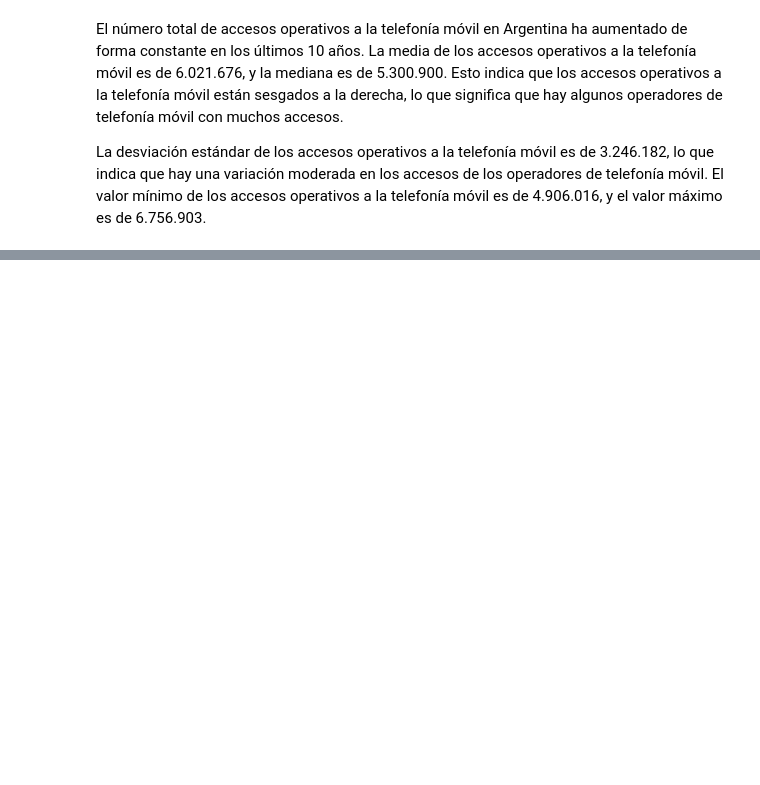
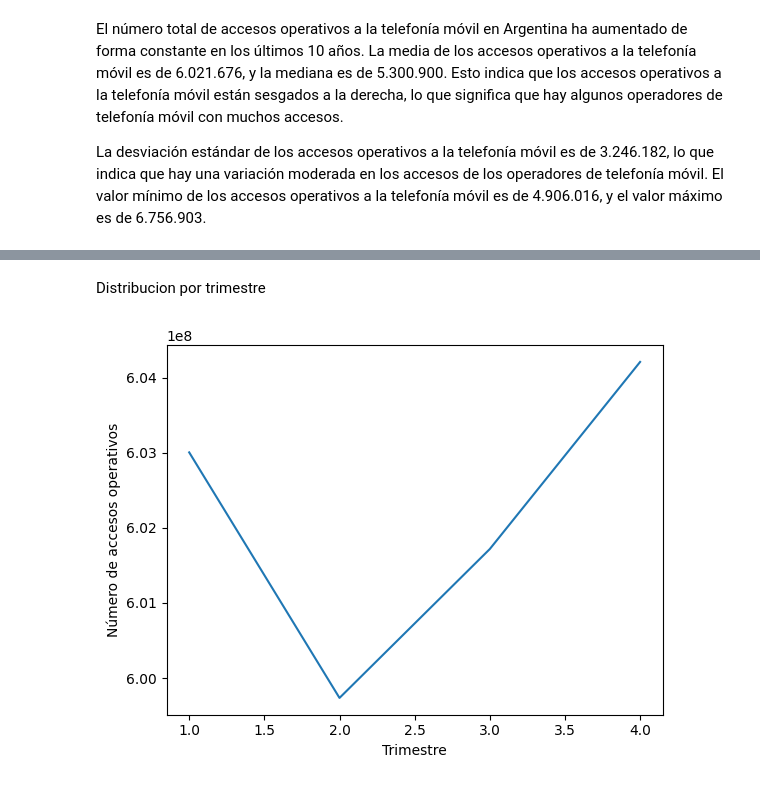
Before and after one commit to freddyv1828/Telecomunicaciones, a Jupyter notebook: Notebooks/EDA.ipynb, the cells around one changed output, grey strips where cells are left out. Cells and saved outputs as stored; diff of their text form; code cells hidden in the pictures; blank space fills up the shorter version.

```diff
--- a/Notebooks/EDA.ipynb
+++ b/Notebooks/EDA.ipynb
@@ -533,0 +605,12 @@ tasa_de_penetracion = total_accesos_operativos / poblacion * 100
+# %% [markdown]
+Distribucion por trimestre
+# %%
+# Creamos el gráfico
+plt.plot(distribucion_por_trimestre.index, distribucion_por_trimestre.values)
+plt.xlabel("Trimestre")
+plt.ylabel("Número de accesos operativos")
+
+# Mostramos el gráfico
+plt.show()
+# %% [output]
+[figure, added]
```
Also changed, not shown: parts of 10 cells of this notebook, 1 other file.
